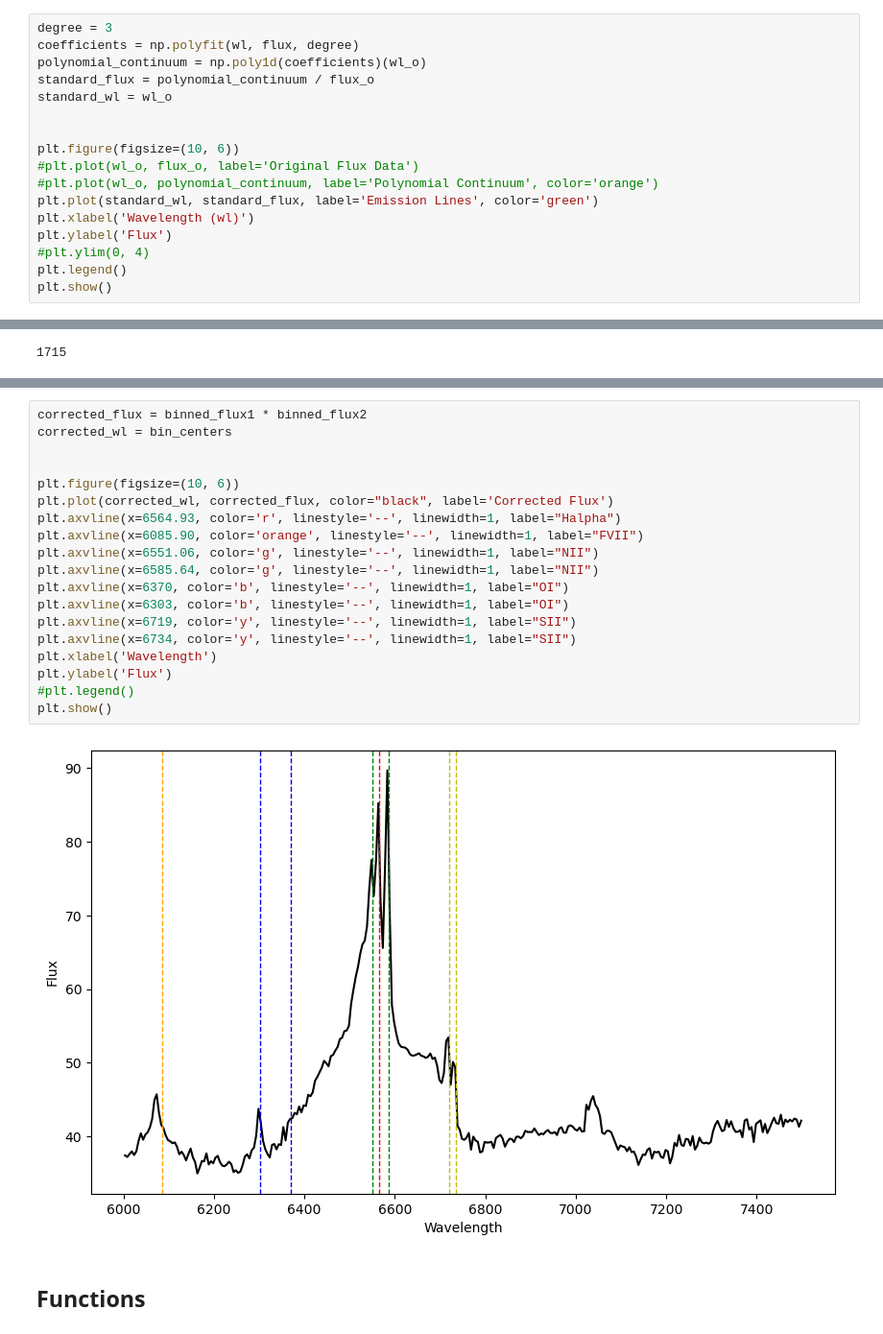
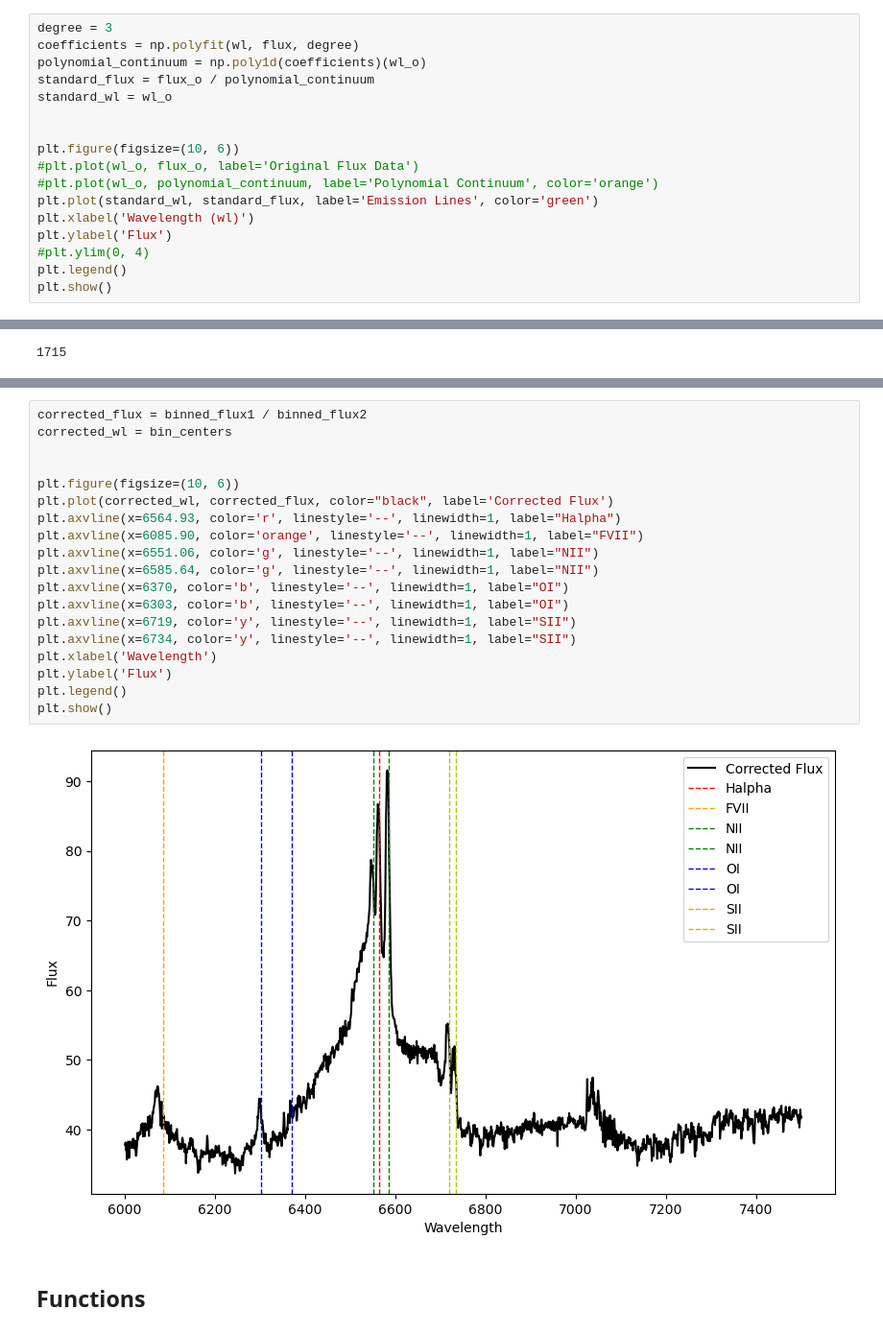
Before and after one commit to seratsaad/ticktock, a Jupyter notebook: Spectral Decomposition - Optical - Halpha.ipynb, the cells around one changed output, grey strips where cells are left out. Shown at 96% size. Cells and saved outputs as stored; diff of their text form.

```diff
--- a/Spectral Decomposition - Optical - Halpha.ipynb
+++ b/Spectral Decomposition - Optical - Halpha.ipynb
@@ -120,7 +120,7 @@ plt.show()
 degree = 3
 coefficients = np.polyfit(wl, flux, degree)
 polynomial_continuum = np.poly1d(coefficients)(wl_o)
-standard_flux = polynomial_continuum / flux_o
+standard_flux = flux_o / polynomial_continuum
 standard_wl = wl_o
 
 
@@ -201,24 +213,24 @@ plt.show()
 # %%
-corrected_flux = binned_flux1 * binned_flux2
+corrected_flux = binned_flux1 / binned_flux2
 corrected_wl = bin_centers
 
 
 plt.figure(figsize=(10, 6))
 plt.plot(corrected_wl, corrected_flux, color="black", label='Corrected Flux')
 plt.axvline(x=6564.93, color='r', linestyle='--', linewidth=1, label="Halpha")
 plt.axvline(x=6085.90, color='orange', linestyle='--', linewidth=1, label="FVII")
 plt.axvline(x=6551.06, color='g', linestyle='--', linewidth=1, label="NII")
 plt.axvline(x=6585.64, color='g', linestyle='--', linewidth=1, label="NII")
 plt.axvline(x=6370, color='b', linestyle='--', linewidth=1, label="OI")
 plt.axvline(x=6303, color='b', linestyle='--', linewidth=1, label="OI")
 plt.axvline(x=6719, color='y', linestyle='--', linewidth=1, label="SII")
 plt.axvline(x=6734, color='y', linestyle='--', linewidth=1, label="SII")
 plt.xlabel('Wavelength')
 plt.ylabel('Flux')
-#plt.legend()
+plt.legend()
 plt.show()
 # %% [output]
-[figure, old version]
+[figure, new version]
 # %% [markdown]
 ## Functions
 # %%
```
Also changed, not shown: parts of 5 cells of this notebook.
